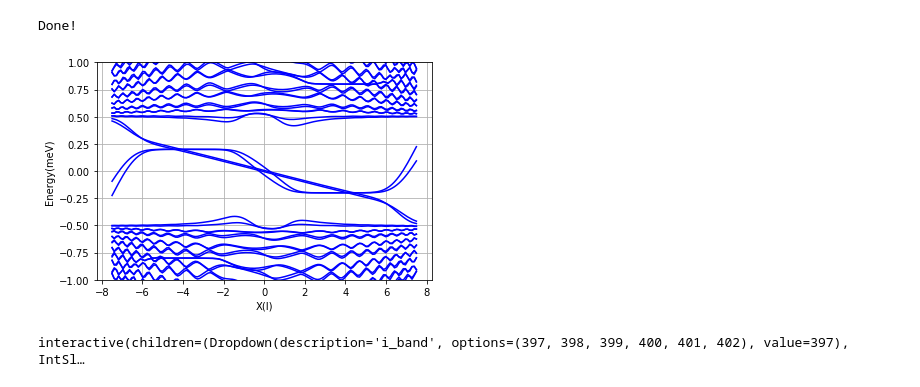
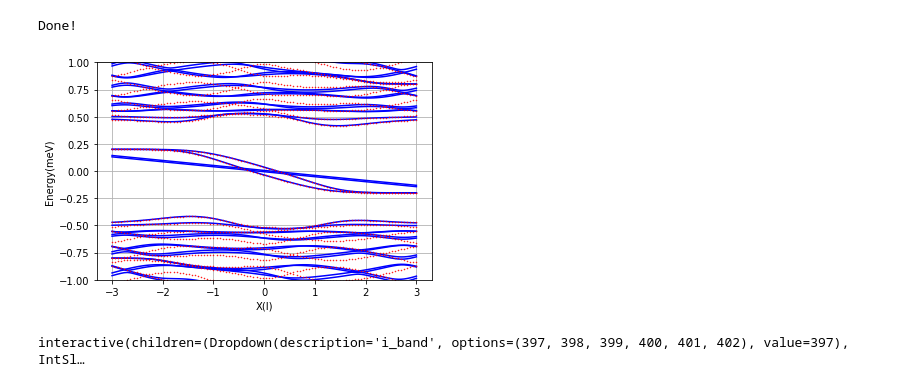
Before and after one commit to hassan-shap/CAR, a Jupyter notebook: Hoppe-Dirac-KKp-su2.ipynb, the cells around one changed output. Saved outputs shown, nothing was run; the diff lists cells and outputs as text; code cells hidden in the pictures.

```diff
--- a/Hoppe-Dirac-KKp-su2.ipynb
+++ b/Hoppe-Dirac-KKp-su2.ipynb
@@ -15,18 +15,18 @@ vF=1e6
 B=10 # Tesla
 hwc=vF*sqrt(2*hbar*elec*B)
 lB=np.sqrt(hbar/(elec*B))
-m_sc=4*hwc #1e2*meV
-mu_sc=5*hwc #1e2*meV
-D_sc=0.5*hwc #10*meV
-nu=1.2 #sqrt(2)+0.1
+m_sc=3*hwc #1e2*meV
+mu_sc=8*hwc #1e2*meV
+D_sc=0.3*hwc #10*meV
+nu=1.1#sqrt(2)+0.1
 mu_n=nu*hwc #10*meV
 
-ky_sw=np.linspace(-1,1,50)*4/lB
+ky_sw=np.linspace(-1,1,100)*3.3/lB
 
 
-Ls=8*lB
+Ls=12*lB
 Lx=8*lB
-Nx=200
+Nx=400
 kx=2*pi*np.arange(Nx)/(2*Lx+Ls)-pi*Nx/(2*Lx+Ls)
 [k1,k2]=2*pi*np.mgrid[range(Nx),range(Nx)]/(2*Lx+Ls)-pi*Nx/(2*Lx+Ls)
 
@@ -76,7 +76,7 @@ Hd_mat=Hd_mat+np.transpose(Hd_mat).conj()
 
 
 Vn=np.zeros((4*Nx,4*Nx,len(ky_sw)), dtype=np.complex64)
-En=np.zeros((4*Nx,len(ky_sw)))
+En1=np.zeros((4*Nx,len(ky_sw)))
 for i_y in range(len(ky_sw)):
     ky=ky_sw[i_y]
     Hy= np.kron(hbar*vF*ky*np.eye(Nx), sigma2)
@@ -86,7 +86,7 @@ for i_y in range(len(ky_sw)):
 
     H_t=block_diag(H1,-H1T)+Hd_mat
 
-    En[:,i_y], Vn[:,:,i_y] =np.linalg.eigh(H_t)
+    En1[:,i_y], Vn[:,:,i_y] =np.linalg.eigh(H_t)
 
 print("Done!")
 # %% [output]
@@ -160,11 +170,11 @@ D_sc=.5*hwc #10*meV
 nu=0.2#sqrt(2)+0.1
 mu_n=nu*hwc #10*meV
 
-ky_sw=np.linspace(-1,1,140)*7.5/lB
+ky_sw=np.linspace(-1,1,100)*3/lB
 
 
 Lx=8*lB
-Nx=100
+Nx=200
 kx=2*pi*np.arange(Nx)/(2*Lx)-pi*Nx/(2*Lx)
 [k1,k2]=2*pi*np.mgrid[range(Nx),range(Nx)]/(2*Lx)-pi*Nx/(2*Lx)
 
@@ -221,16 +231,17 @@ Done!
 # %%
 pyplot.figure()
 # pyplot.plot(ky_sw/1e9,En.T/meV)
 pyplot.plot(ky_sw*lB,En.T/hwc,'b')
+pyplot.plot(ky_sw*lB,En1.T/hwc,'r.',markersize=1)
 pyplot.ylabel("Energy(meV)")
 # pyplot.xlabel("ky(1/nm)")
 pyplot.xlabel("X(l)")
 pyplot.ylim(-1,1)
 # pyplot.xlim(-7.5,7.5)
 pyplot.grid()
 pyplot.show()
 # %% [output]
-[figure, old version]
+[figure, new version]
 # %%
 def wf_real_space(ev,k,x,Ls):
     Nx=len(k)
```
Also changed, not shown: parts of 3 cells of this notebook, 11 other files.
